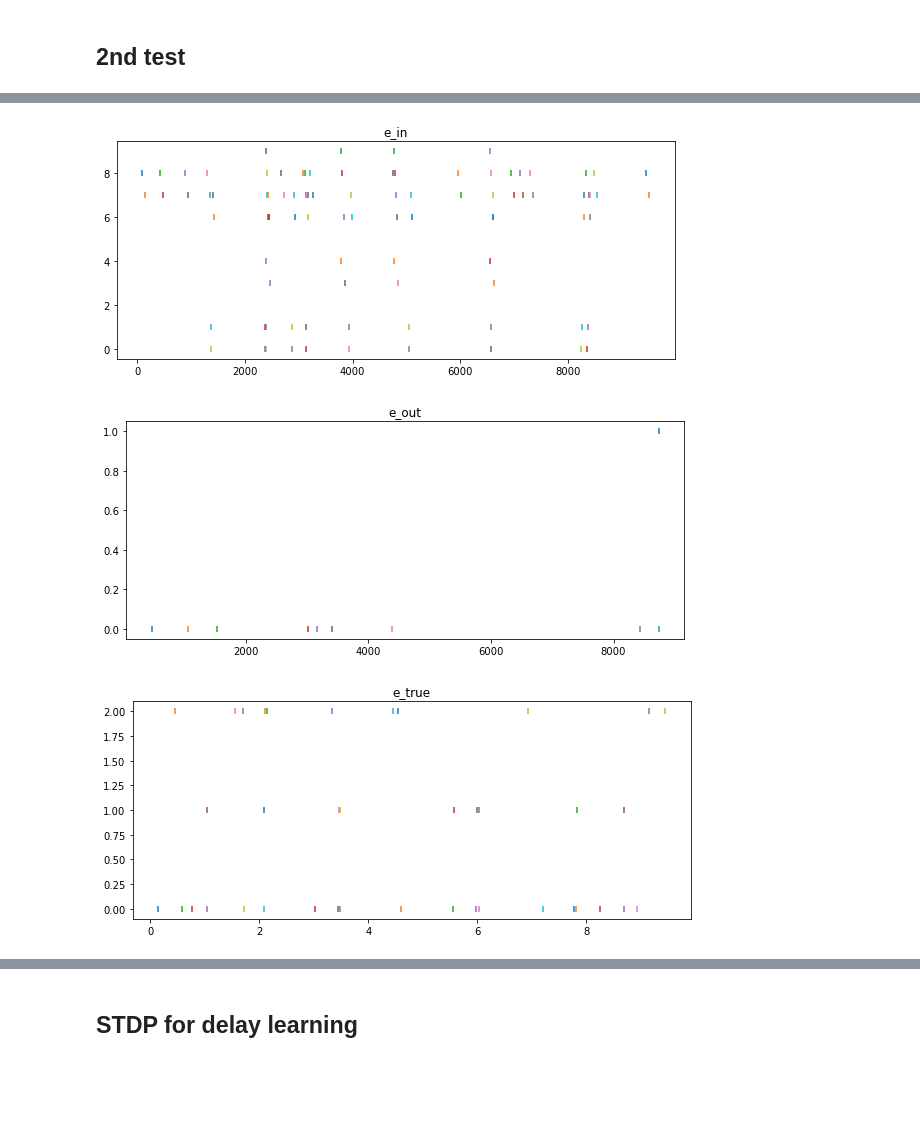
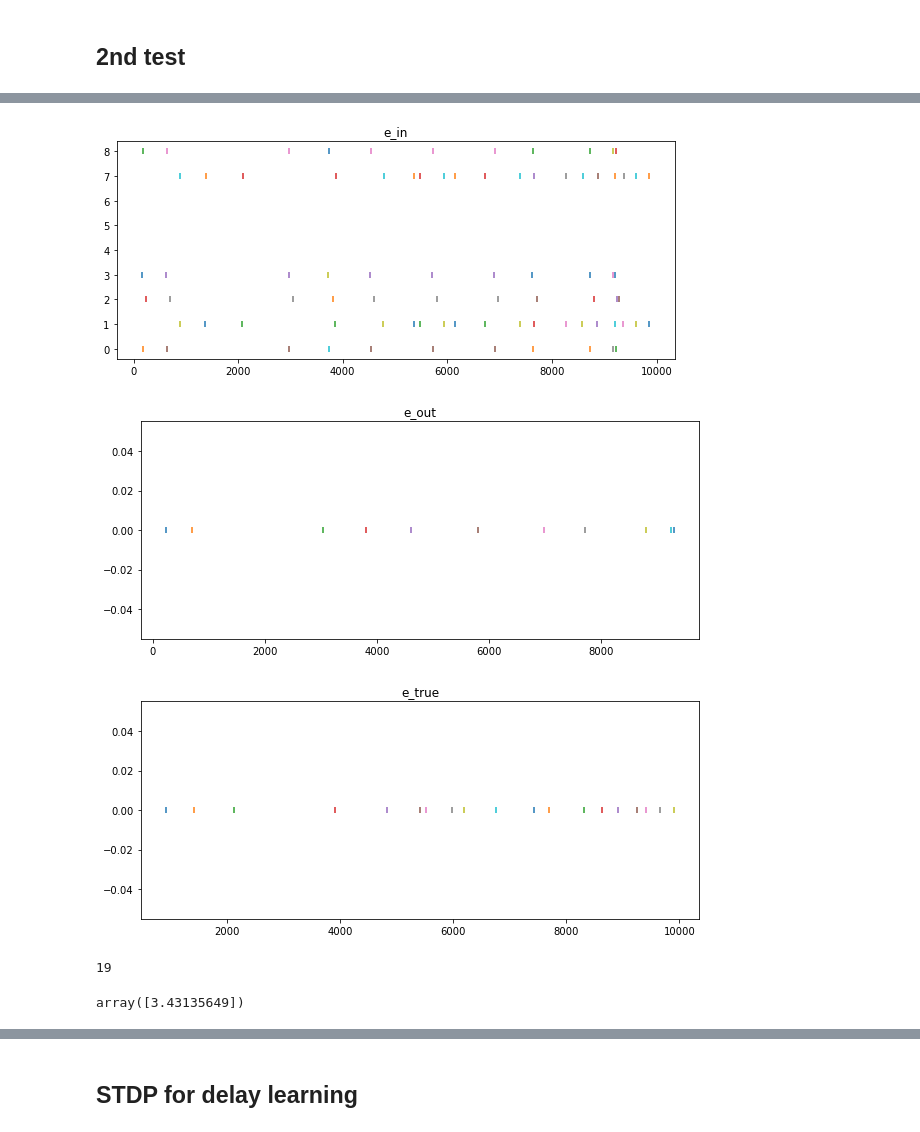
Before and after one commit to camillebesnainou/2022-01-10-polychrony, a Jupyter notebook: 2022-03-02-herewegoagain.ipynb, the cells around one changed output, grey strips where cells are left out. Drawn from its saved outputs; the diff is of its cells as text; code cells hidden in the pictures; blank space fills up the shorter version.

```diff
--- a/2022-03-02-herewegoagain.ipynb
+++ b/2022-03-02-herewegoagain.ipynb
@@ -781,6 +891,0 @@ w_syn_mean
-# %%
-for k in w_homéo :
-    print('k :', k)
-    for i in w_syn_mean :
-        if k == i[1] :
-            print(i)
@@ -805,4 +891,0 @@ k : 1
-# %%
-for i in w_homéo:
-    for k in range(Nj):
-        w_syn_mean[k,i]*i
@@ -911,3 +943,0 @@ delta_e_true[0][0][1]
-# %%
-for i in range(len(delta_e_out)):
-    plt.scatter(i, len(delta_e_out[i]))
@@ -915,0 +944,2 @@ for i in range(len(delta_e_out)):
+# %%
+ delta_e_out, delta_e_true, delta_e_in, delta_w, naps_w, naps = learn_weight_2 (Ni, n_pattern, duration, nn_j, i_syn)
@@ -931,17 +1095,27 @@ plt.scatter(range(len(naps_w[0])), list(naps_w[0]))
 # %%
 plt.figure(figsize=(10,4))
-for i in delta_e_in[2]:
+for i in delta_e_in[16]:
     plt.scatter(i[0], i[1],marker = '|')
-    title ('e_in')
+    title('e_in')
+
 plt.figure(figsize=(10,4))
-for i in delta_e_out[6]:
+for i in delta_e_out[16]:
     plt.scatter(i[0], i[1],marker = '|')
     title('e_out')
+
 plt.figure(figsize=(10,4))
-for i in delta_e_true[1]:
+for i in delta_e_true[16]:
     plt.scatter(i[0], i[1],marker = '|')
     title('e_true')
 # %% [output]
-[figure, old version]
+[figure, new version]
-[figure, old version]
+[figure, new version]
-[figure, old version]
+[figure, new version]
+# %%
+ len(delta_e_true[16])
+# %% [output]
+19
+# %%
+naps.w[7,0]
+# %% [output]
+array([3.43135649])
```
Also changed, not shown: parts of 58 cells of this notebook.
